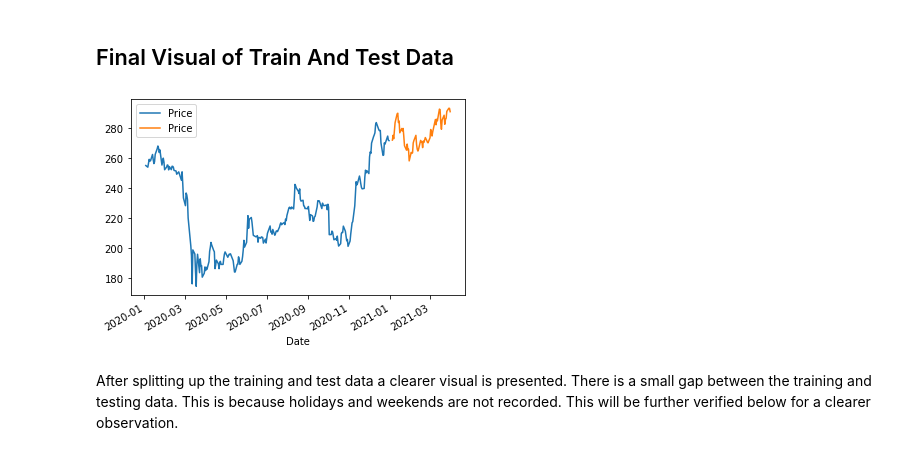
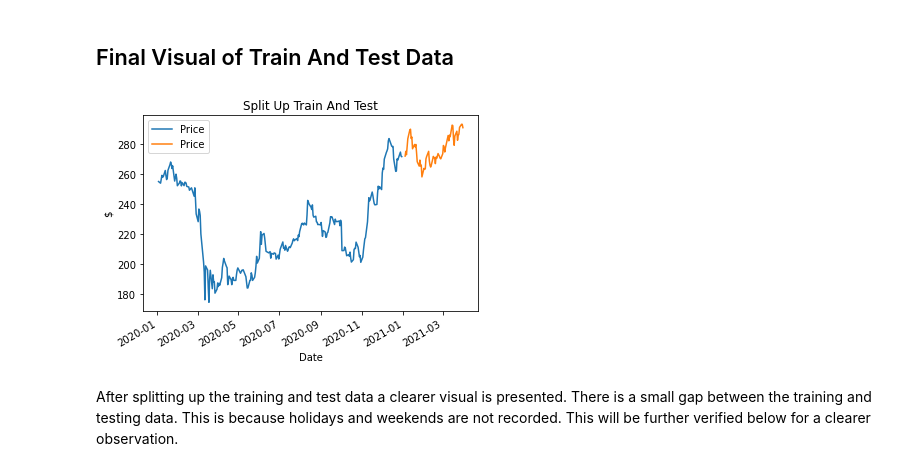
Before and after one commit to mwallace123/Project-5---E6QZFhUWEMNyTVRl, a Jupyter notebook: Project 5 Notebook.ipynb, the cells around one changed output. Drawn from its saved outputs; the diff is of its cells as text; code cells hidden in the pictures.

```diff
--- a/Project 5 Notebook.ipynb
+++ b/Project 5 Notebook.ipynb
@@ -170,13 +175,17 @@ train.tail()
 # %% [markdown]
 ## Final Visual of Train And Test Data
 # %%
-
 fig, ax = plt.subplots()
-train.plot(ax=ax)
-test.plot(ax=ax)
+train.plot(ax=ax, label = 'train')
+test.plot(ax=ax, label = 'test')
+plt.title('Split Up Train And Test')
+plt.xlabel('Date')
+plt.ylabel('$')
+plt.legend(loc='upper left')
+plt.savefig('Split Up Train And Test')
 plt.show() # Test data in orange and train data in blue
 # %% [output]
-[figure, old version]
+[figure, new version]
 # %% [markdown]
 After splitting up the training and test data a clearer visual is presented.  There is a small gap between the training and testing data.  This is because holidays and weekends are not recorded.  This will be further verified below for a clearer observation.
 # %% [markdown]
```
Also changed, not shown: parts of 13 cells of this notebook.
